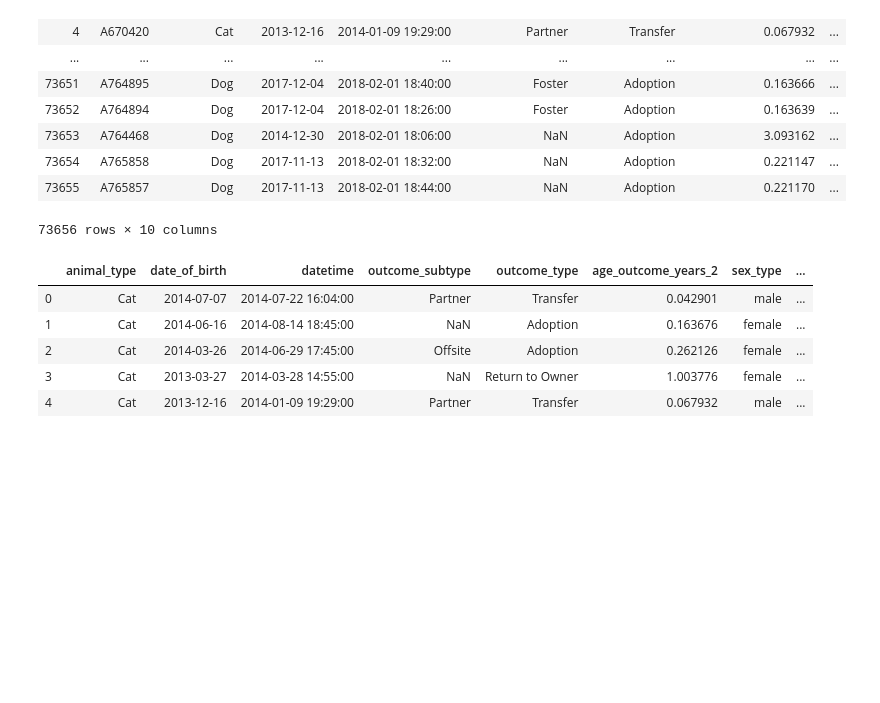
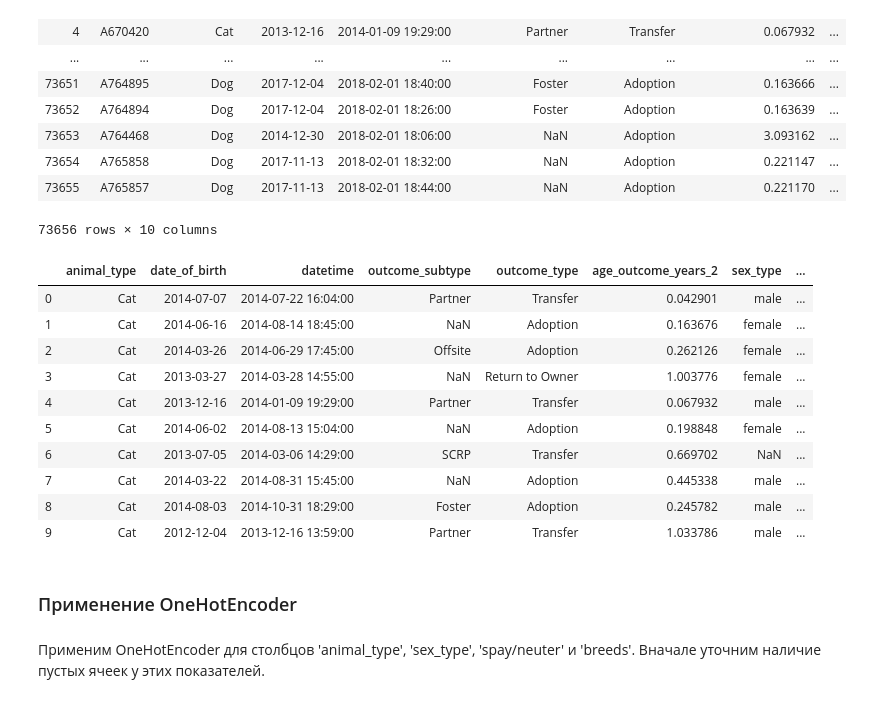
Before and after one commit to Natalya2383/python_basics_homework, a Jupyter notebook: 26_Feature Engineering_homework3/Homework3_FE.ipynb, the cells around one changed output. Drawn from its saved outputs; the diff is of its cells as text; code cells hidden in the pictures; blank space fills up the shorter version.

```diff
--- a/26_Feature Engineering_homework3/Homework3_FE.ipynb
+++ b/26_Feature Engineering_homework3/Homework3_FE.ipynb
@@ -496,13 +508,22 @@ data_dc
 # %%
 # Удаление столбца 'animal_id'
 data_dc.drop(['animal_id'], axis=1, inplace=True)
-data_dc.head()
+data_dc.head(10)
 
 # data_dc.animal_id.value_counts() М.б. сделать 2 группы: 1)один раз попадали в приют; 2) более одного раза попадали в приют
 # %% [output]
 |  | animal_type | date_of_birth | datetime | outcome_subtype | outcome_type | age_outcome_years_2 | sex_type | ... |
 | 0 | Cat | 2014-07-07 | 2014-07-22 16:04:00 | Partner | Transfer | 0.042901 | male | ... |
 | 1 | Cat | 2014-06-16 | 2014-08-14 18:45:00 | NaN | Adoption | 0.163676 | female | ... |
 | 2 | Cat | 2014-03-26 | 2014-06-29 17:45:00 | Offsite | Adoption | 0.262126 | female | ... |
 | 3 | Cat | 2013-03-27 | 2014-03-28 14:55:00 | NaN | Return to Owner | 1.003776 | female | ... |
 | 4 | Cat | 2013-12-16 | 2014-01-09 19:29:00 | Partner | Transfer | 0.067932 | male | ... |
+| 5 | Cat | 2014-06-02 | 2014-08-13 15:04:00 | NaN | Adoption | 0.198848 | female | ... |
+| 6 | Cat | 2013-07-05 | 2014-03-06 14:29:00 | SCRP | Transfer | 0.669702 | NaN | ... |
+| 7 | Cat | 2014-03-22 | 2014-08-31 15:45:00 | NaN | Adoption | 0.445338 | male | ... |
+| 8 | Cat | 2014-08-03 | 2014-10-31 18:29:00 | Foster | Adoption | 0.245782 | male | ... |
+| 9 | Cat | 2012-12-04 | 2013-12-16 13:59:00 | Partner | Transfer | 1.033786 | male | ... |
+# %% [markdown]
+### Применение OneHotEncoder
+# %% [markdown]
+Применим OneHotEncoder для столбцов 'animal_type', 'sex_type', 'spay/neuter' и 'breeds'. Вначале уточним наличие пустых ячеек у этих показателей.
```
Also changed, not shown: parts of 15 cells of this notebook.
